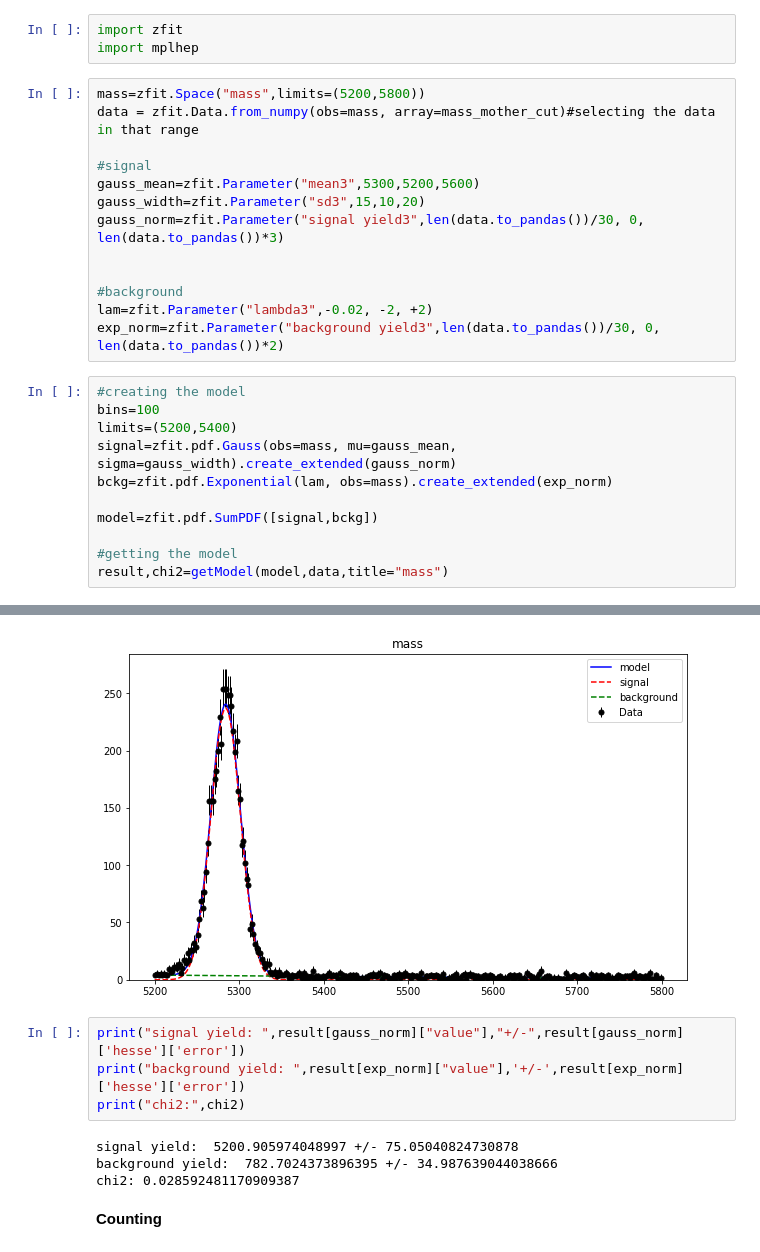
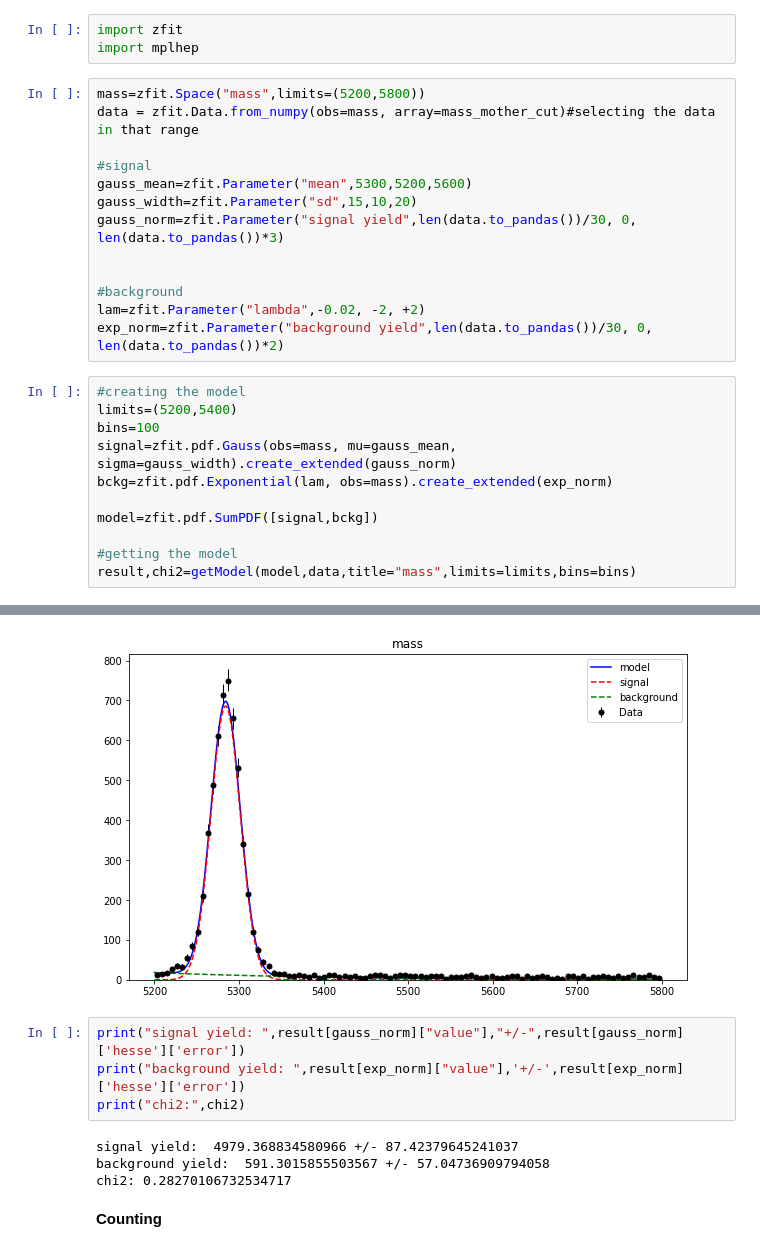
Before and after one commit to tsiligardi/PRA3024-Analysis-of-big-data-in-physics, a Jupyter notebook: LHCb_no_root_ipynb_final.ipynb, the cells around one changed output, grey strips where cells are left out. Drawn from its saved outputs; the diff is of its cells as text.

```diff
--- a/LHCb_no_root_ipynb_final.ipynb
+++ b/LHCb_no_root_ipynb_final.ipynb
@@ -267,25 +267,25 @@ mass=zfit.Space("mass",limits=(5200,5800))
 data = zfit.Data.from_numpy(obs=mass, array=mass_mother_cut)#selecting the data in that range
 
 #signal
-gauss_mean=zfit.Parameter("mean3",5300,5200,5600)
-gauss_width=zfit.Parameter("sd3",15,10,20)
-gauss_norm=zfit.Parameter("signal yield3",len(data.to_pandas())/30, 0, len(data.to_pandas())*3)
+gauss_mean=zfit.Parameter("mean",5300,5200,5600)
+gauss_width=zfit.Parameter("sd",15,10,20)
+gauss_norm=zfit.Parameter("signal yield",len(data.to_pandas())/30, 0, len(data.to_pandas())*3)
 
 
 #background
-lam=zfit.Parameter("lambda3",-0.02, -2, +2)
-exp_norm=zfit.Parameter("background yield3",len(data.to_pandas())/30, 0, len(data.to_pandas())*2)
+lam=zfit.Parameter("lambda",-0.02, -2, +2)
+exp_norm=zfit.Parameter("background yield",len(data.to_pandas())/30, 0, len(data.to_pandas())*2)
 # %%
 #creating the model
+limits=(5200,5400)
 bins=100
-limits=(5200,5400)
 signal=zfit.pdf.Gauss(obs=mass, mu=gauss_mean, sigma=gauss_width).create_extended(gauss_norm)
 bckg=zfit.pdf.Exponential(lam, obs=mass).create_extended(exp_norm)
 
 model=zfit.pdf.SumPDF([signal,bckg])
 
 #getting the model
-result,chi2=getModel(model,data,title="mass")
+result,chi2=getModel(model,data,title="mass",limits=limits,bins=bins)
 # %% [output]
 Some values in                  ┌───────────────────────────────────────────────────────────┐
 [5200, 5202) 4   │▉                                                          │
@@ -324,12 +324,12 @@ Default name of hesse (which is currently the method name such as `minuit_hesse`
-[figure, old version]
+[figure, new version]
 # %%
 print("signal yield: ",result[gauss_norm]["value"],"+/-",result[gauss_norm]['hesse']['error'])
 print("background yield: ",result[exp_norm]["value"],'+/-',result[exp_norm]['hesse']['error'])
 print("chi2:",chi2)
 # %% [output]
-signal yield:  5200.905974048997 +/- 75.05040824730878
-background yield:  782.7024373896395 +/- 34.987639044038666
-chi2: 0.028592481170909387
+signal yield:  4979.368834580966 +/- 87.42379645241037
+background yield:  591.3015855503567 +/- 57.04736909794058
+chi2: 0.28270106732534717
 # %% [markdown]
 **Counting**
 # %%
```
Also changed, not shown: parts of 8 cells of this notebook.
